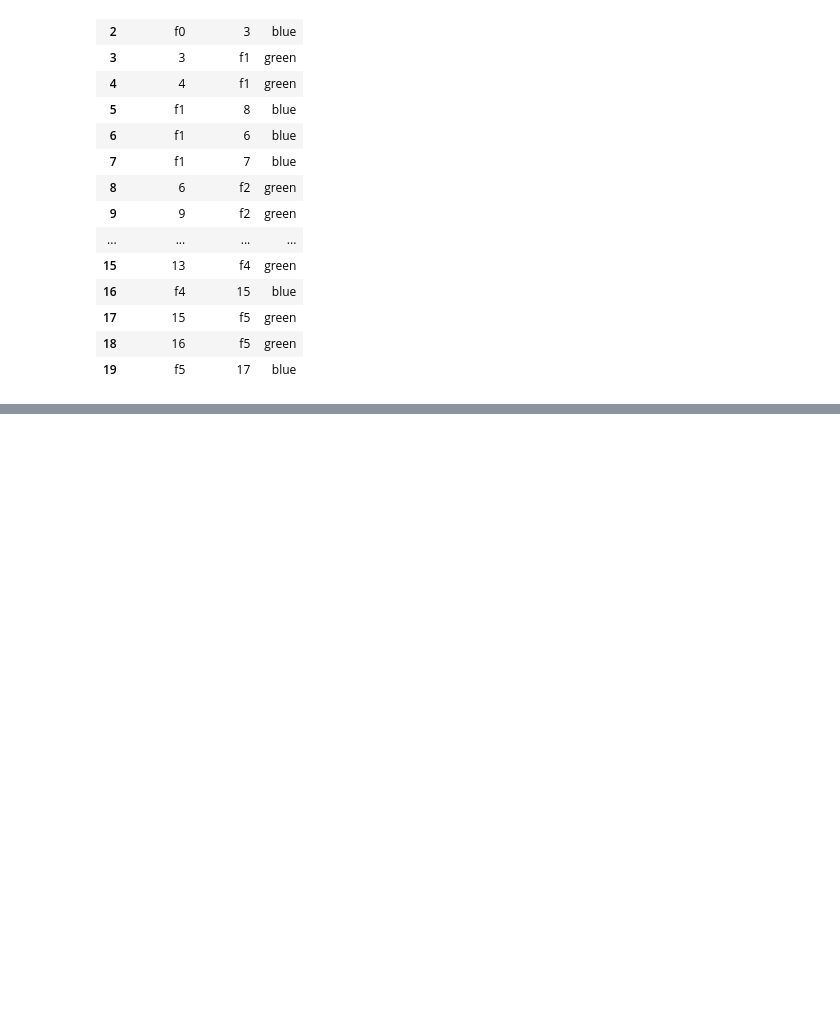
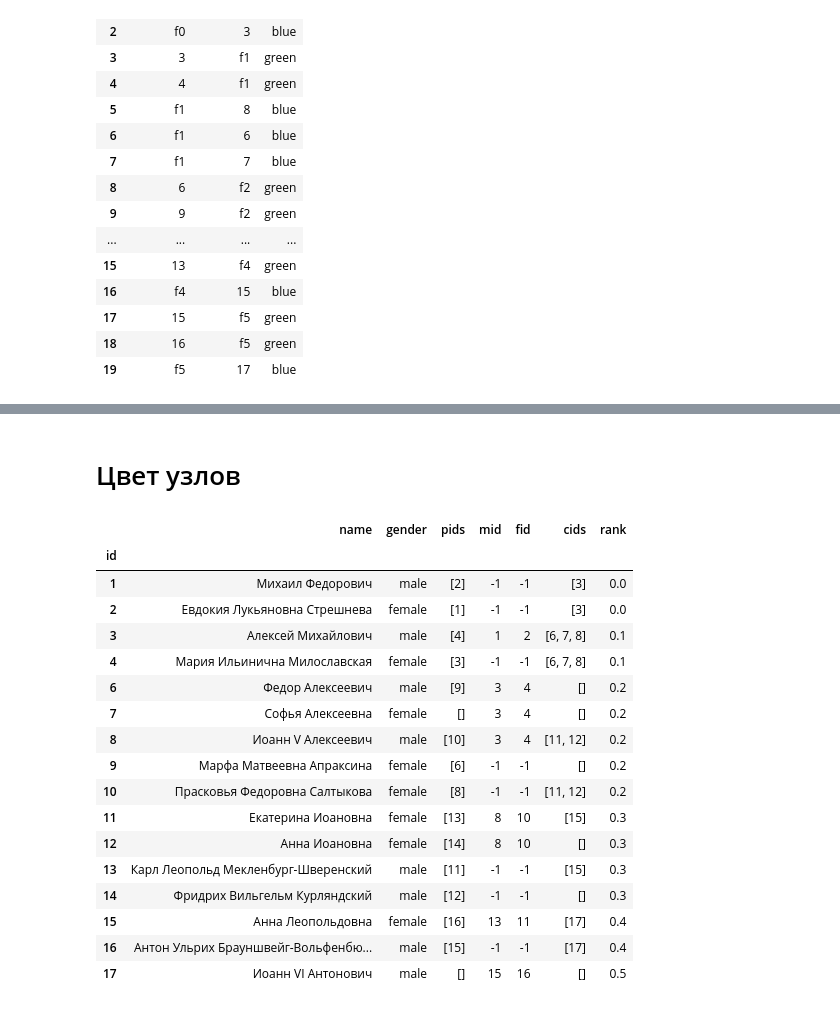
Before and after one commit to grushanina/json_parser, a Jupyter notebook: family_tree.ipynb, the cells around one changed output, grey strips where cells are left out. Drawn from its saved outputs; the diff is of its cells as text; code cells hidden in the pictures; blank space fills up the shorter version.

```diff
--- a/family_tree.ipynb
+++ b/family_tree.ipynb
@@ -333,0 +334,29 @@ nx.draw_networkx(G, pos)
+# %% [markdown]
+# Цвет узлов
+# %%
+df = family_tree.get_dataframe()
+links = family_tree.get_links_pair_families_df()
+links_rank = links.merge(df[['rank']], left_on="source_id",right_index=True, how="left")
+links_rank.fillna(5, inplace=True)
+links_rank['rank'] = links_rank['rank'].apply(lambda x: int(x)/10)
+df['rank'] = df['rank'].apply(lambda x: int(x)/10)
+df
+# %% [output]
+|  | name | gender | pids | mid | fid | cids | rank |
+| id |  |  |  |  |  |  |  |
+| 1 | Михаил Федорович | male | [2] | -1 | -1 | [3] | 0.0 |
+| 2 | Евдокия Лукьяновна Стрешнева | female | [1] | -1 | -1 | [3] | 0.0 |
+| 3 | Алексей Михайлович | male | [4] | 1 | 2 | [6, 7, 8] | 0.1 |
+| 4 | Мария Ильинична Милославская | female | [3] | -1 | -1 | [6, 7, 8] | 0.1 |
+| 6 | Федор Алексеевич | male | [9] | 3 | 4 | [] | 0.2 |
+| 7 | Софья Алексеевна | female | [] | 3 | 4 | [] | 0.2 |
+| 8 | Иоанн V Алексеевич | male | [10] | 3 | 4 | [11, 12] | 0.2 |
+| 9 | Марфа Матвеевна Апраксина | female | [6] | -1 | -1 | [] | 0.2 |
+| 10 | Прасковья Федоровна Салтыкова | female | [8] | -1 | -1 | [11, 12] | 0.2 |
+| 11 | Екатерина Иоановна | female | [13] | 8 | 10 | [15] | 0.3 |
+| 12 | Анна Иоановна | female | [14] | 8 | 10 | [] | 0.3 |
+| 13 | Карл Леопольд Мекленбург-Шверенский | male | [11] | -1 | -1 | [15] | 0.3 |
+| 14 | Фридрих Вильгельм Курляндский | male | [12] | -1 | -1 | [] | 0.3 |
+| 15 | Анна Леопольдовна | female | [16] | 13 | 11 | [17] | 0.4 |
+| 16 | Антон Ульрих Брауншвейг-Вольфенбю... | male | [15] | -1 | -1 | [17] | 0.4 |
+| 17 | Иоанн VI Антонович | male | [] | 15 | 16 | [] | 0.5 |
```
Also changed, not shown: parts of 5 cells of this notebook.
